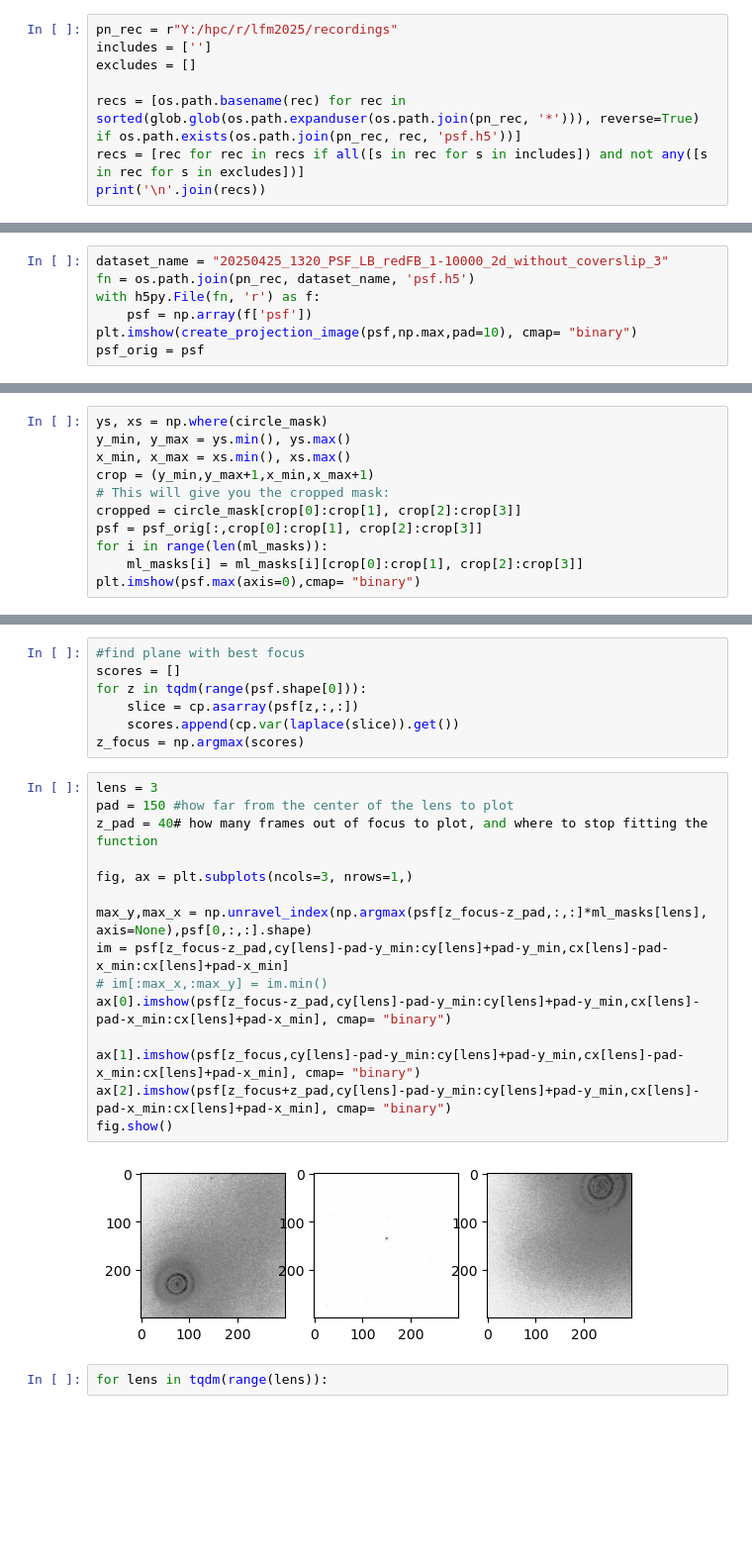
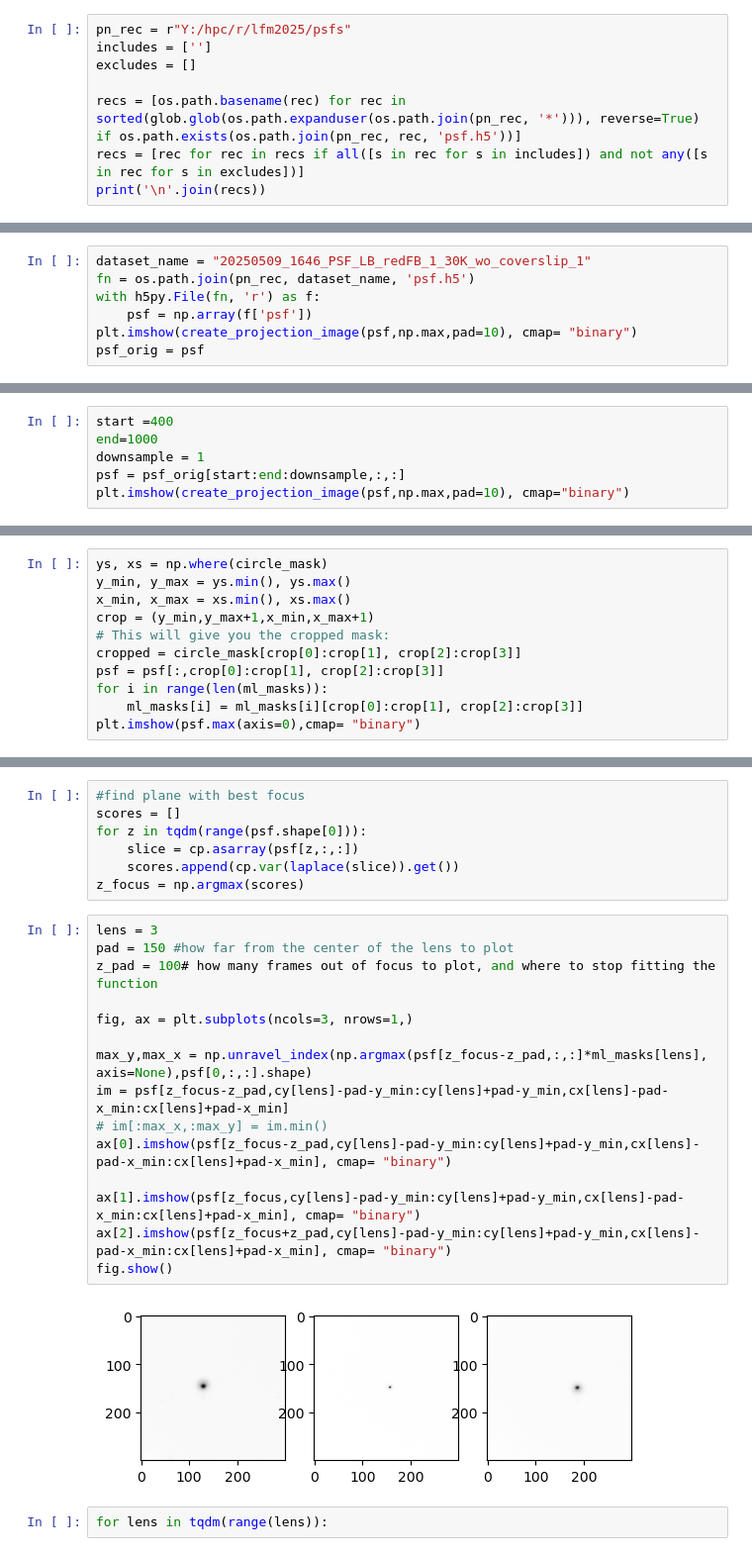
Before and after one commit to LukBorn/LFM, a Jupyter notebook: imaging/generate_psf.ipynb, the cells around one changed output, grey strips where cells are left out. Shown at 99% size. Drawn from its saved outputs; the diff is of its cells as text; blank space fills up the shorter version.

```diff
--- a/imaging/generate_psf.ipynb
+++ b/imaging/generate_psf.ipynb
@@ -20,7 +20,7 @@ import cv2
 from lfm.util import create_projection_image
 import json
 # %%
-pn_rec = r"Y:/hpc/r/lfm2025/recordings"
+pn_rec = r"Y:/hpc/r/lfm2025/psfs"
 includes = ['']
 excludes = []
 
@@ -44,7 +40,7 @@ print('\n'.join(recs))
 20250412_1539_PSF_LB_redFB_1-1000_withcoverslip_2
 20250412_1513_PSF_LB_redFB_1-1000_withcoverslip_1
 # %%
-dataset_name = "20250425_1320_PSF_LB_redFB_1-10000_2d_without_coverslip_3"
+dataset_name = "20250509_1646_PSF_LB_redFB_1_30K_wo_coverslip_1"
 fn = os.path.join(pn_rec, dataset_name, 'psf.h5')
 with h5py.File(fn, 'r') as f:
     psf = np.array(f['psf'])
@@ -54,0 +57,6 @@ psf_orig = psf
+# %%
+start =400
+end=1000
+downsample = 1
+psf = psf_orig[start:end:downsample,:,:]
+plt.imshow(create_projection_image(psf,np.max,pad=10), cmap="binary")
@@ -99,7 +110,7 @@ x_min, x_max = xs.min(), xs.max()
 crop = (y_min,y_max+1,x_min,x_max+1)
 # This will give you the cropped mask:
 cropped = circle_mask[crop[0]:crop[1], crop[2]:crop[3]]
-psf = psf_orig[:,crop[0]:crop[1], crop[2]:crop[3]]
+psf = psf[:,crop[0]:crop[1], crop[2]:crop[3]]
 for i in range(len(ml_masks)):
     ml_masks[i] = ml_masks[i][crop[0]:crop[1], crop[2]:crop[3]]
 plt.imshow(psf.max(axis=0),cmap= "binary")
@@ -123,20 +127,20 @@ z_focus = np.argmax(scores)
 # %%
 lens = 3
 pad = 150 #how far from the center of the lens to plot
-z_pad = 40# how many frames out of focus to plot, and where to stop fitting the function
+z_pad = 100# how many frames out of focus to plot, and where to stop fitting the function
 
 fig, ax = plt.subplots(ncols=3, nrows=1,)
 
 max_y,max_x = np.unravel_index(np.argmax(psf[z_focus-z_pad,:,:]*ml_masks[lens], axis=None),psf[0,:,:].shape)
 im = psf[z_focus-z_pad,cy[lens]-pad-y_min:cy[lens]+pad-y_min,cx[lens]-pad-x_min:cx[lens]+pad-x_min]
 # im[:max_x,:max_y] = im.min()
 ax[0].imshow(psf[z_focus-z_pad,cy[lens]-pad-y_min:cy[lens]+pad-y_min,cx[lens]-pad-x_min:cx[lens]+pad-x_min], cmap= "binary")
 
 ax[1].imshow(psf[z_focus,cy[lens]-pad-y_min:cy[lens]+pad-y_min,cx[lens]-pad-x_min:cx[lens]+pad-x_min], cmap= "binary")
 ax[2].imshow(psf[z_focus+z_pad,cy[lens]-pad-y_min:cy[lens]+pad-y_min,cx[lens]-pad-x_min:cx[lens]+pad-x_min], cmap= "binary")
 fig.show()
 # %% [output]
-[figure, old version]
+[figure, new version]
 # %%
 for lens in tqdm(range(lens)):
 # %%
```
Also changed, not shown: parts of 10 cells of this notebook.
